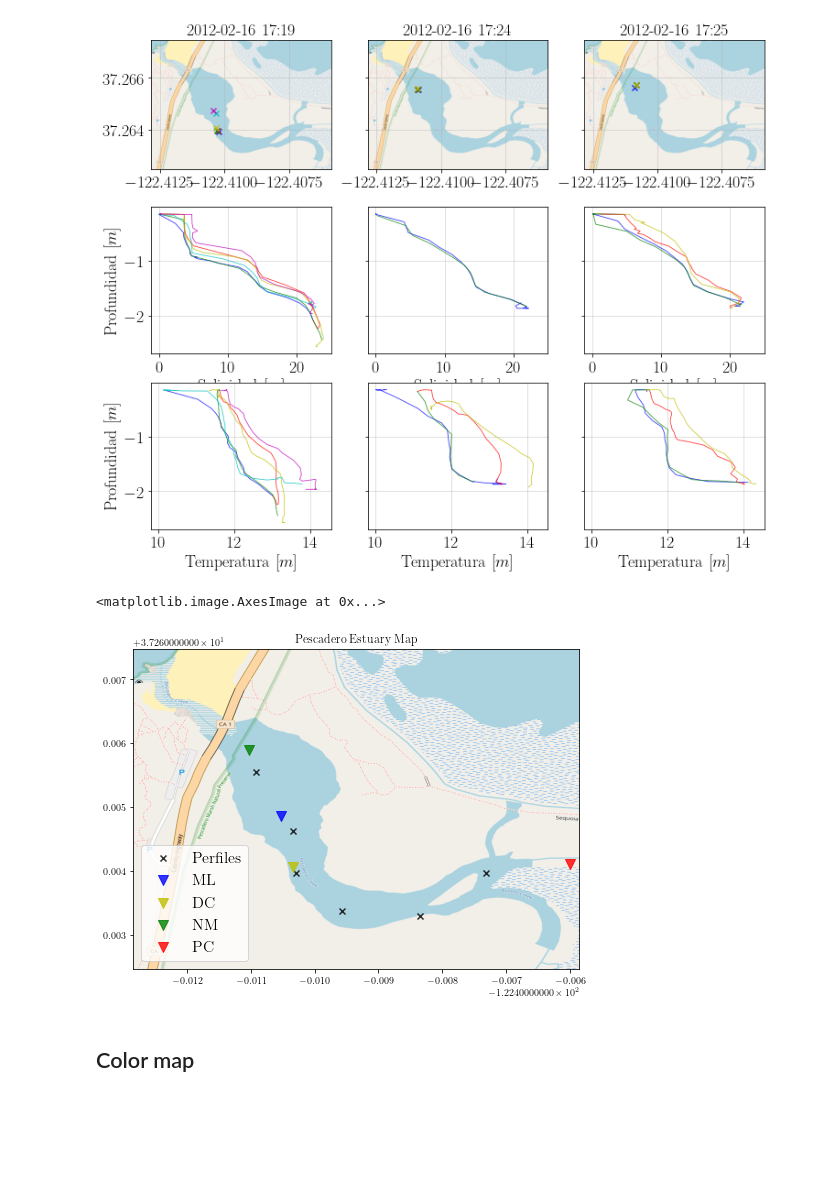
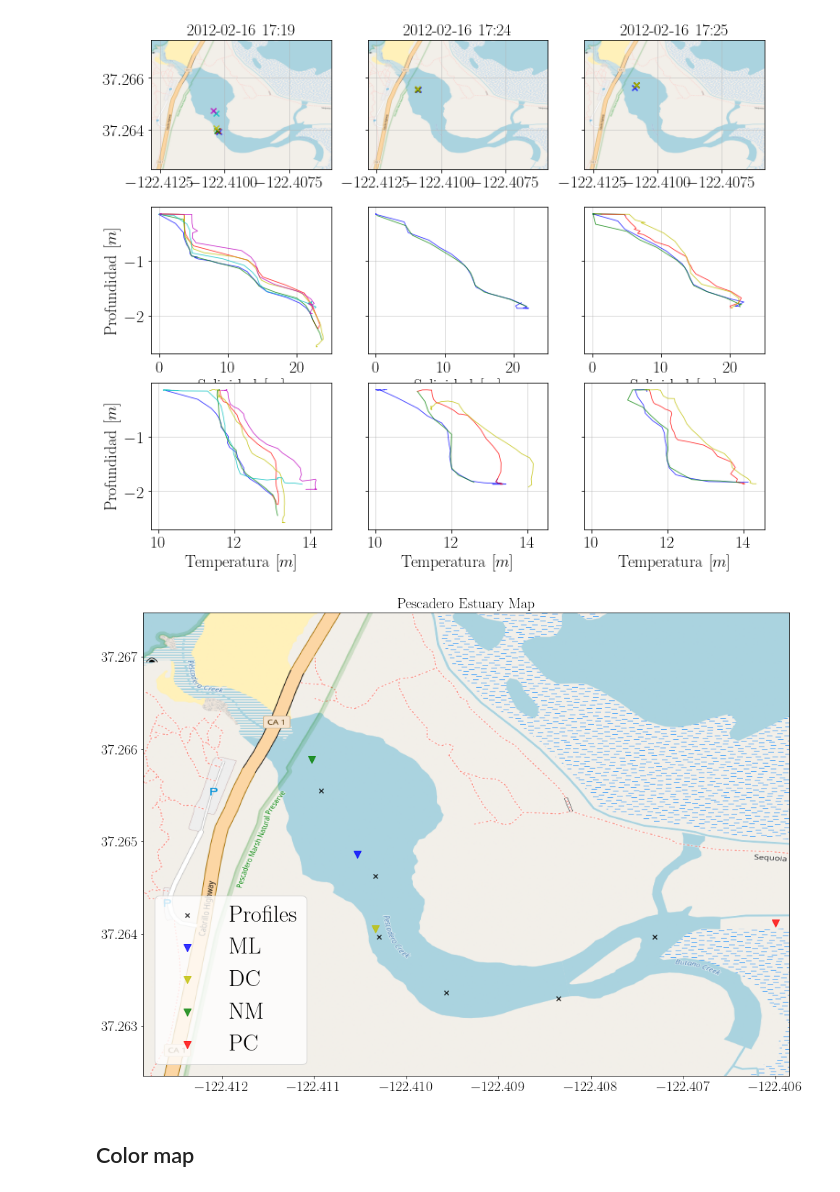
Before and after one commit to Dhannai/Thesis, a Jupyter notebook: febmar/Perfiles_RBR_densidad.ipynb, the cells around one changed output. Drawn from its saved outputs; the diff is of its cells as text; code cells hidden in the pictures; blank space fills up the shorter version.

```diff
--- a/febmar/Perfiles_RBR_densidad.ipynb
+++ b/febmar/Perfiles_RBR_densidad.ipynb
@@ -937,7 +937,7 @@ p_dc = pd.DataFrame(rhoz_dc, columns=['Depth', 'Density'])
 p_ml = pd.DataFrame(rhoz_ml, columns=['Depth', 'Density'])
 p_pc = pd.DataFrame(rhoz_pc, columns=['Depth', 'Density'])
 # %%
-fig, ax = plt.subplots(figsize = (8,7))
+fig, ax = plt.subplots(figsize = (16,14))
 ax.scatter(df.iloc[0].Longitud, df.iloc[0].Latitud, zorder=1, alpha= 0.8, c='k', marker='x')
 # ax.scatter(df.iloc[1].Longitud, df.iloc[1].Latitud, zorder=1, alpha= 0.8, c='r', marker='x')
 # ax.scatter(df.iloc[2].Longitud, df.iloc[2].Latitud, zorder=1, alpha= 0.8, c='g', marker='x')
@@ -963,38 +963,41 @@ ax1 = ax
 ax1.scatter(df.iloc[16].Longitud, df.iloc[16].Latitud, zorder=1, alpha= 0.8, c='k', marker='x')
 # ax1.scatter(df.iloc[17].Longitud, df.iloc[17].Latitud, zorder=1, alpha= 0.8, c='y', marker='x')
 ax1.scatter(df.iloc[18].Longitud, df.iloc[18].Latitud, zorder=1, alpha= 0.8, c='k', marker='x')
 # ax1.scatter(df.iloc[19].Longitud, df.iloc[19].Latitud, zorder=1, alpha= 0.8, c='m', marker='x')
 
 # ax3.scatter(df.iloc[20].Longitud, df.iloc[20].Latitud, zorder=1, alpha= 0.8, c='b', marker='x')
 # ax3.scatter(df.iloc[21].Longitud, df.iloc[21].Latitud, zorder=1, alpha= 0.8, c='r', marker='x')
-ax3.scatter(df.iloc[22].Longitud, df.iloc[22].Latitud, zorder=1, alpha= 0.8, c='k', marker='x', label="Perfiles")
+ax3.scatter(df.iloc[22].Longitud, df.iloc[22].Latitud, zorder=1, alpha= 0.8, c='k', marker='x', label="Profiles")
 # ax3.scatter(df.iloc[23].Longitud, df.iloc[23].Latitud, zorder=1, alpha= 0.8, c='y', marker='x')
 
 # ax5.scatter(df.iloc[24].Longitud, df.iloc[24].Latitud, zorder=1, alpha= 0.8, c='b', marker='x')
 # ax5.scatter(df.iloc[25].Longitud, df.iloc[25].Latitud, zorder=1, alpha= 0.8, c='r', marker='x')
 # ax5.scatter(df.iloc[26].Longitud, df.iloc[26].Latitud, zorder=1, alpha= 0.8, c='g', marker='x')
 # ax5.scatter(df.iloc[27].Longitud, df.iloc[27].Latitud, zorder=1, alpha= 0.8, c='y', marker='x')
 
 # Moorings
 # ax5.scatter(-122.410527778, 37.264861111, s=100,  alpha= 0.8, c='b', marker='v', label="ML") #ML
 # ax5.scatter(-122.410333333, 37.264055556, s=100, alpha= 0.8, c='y', marker='v', label="DC") #DC
 # ax5.scatter(-122.411027778, 37.265888889, s=100, alpha= 0.8, c='g', marker='v', label="NM") #NM
 # ax5.scatter(-122.406000000, 37.264111111, s=100, alpha= 0.8, c='r', marker='v', label="PC") #PC
 
 ax3.scatter(df.iloc[-4].Longitud, df.iloc[-4].Latitud, s=100, alpha= 0.8, c='b', marker='v', label="ML")
 ax3.scatter(df.iloc[-3].Longitud, df.iloc[-3].Latitud, s=100, alpha= 0.8, c='y', marker='v', label="DC")
 ax3.scatter(df.iloc[-2].Longitud, df.iloc[-2].Latitud, s=100, alpha= 0.8, c='g', marker='v', label="NM")
 ax3.scatter(df.iloc[-1].Longitud, df.iloc[-1].Latitud, s=100, alpha= 0.8, c='r', marker='v', label="PC")
 
 ax.legend(loc='lower left',
-          fontsize=16)
-ax.set_title('Pescadero Estuary Map')
+          fontsize=32)
+ax.set_title('Pescadero Estuary Map',
+          fontsize=20)
 ax.set_xlim(BBox[0],BBox[1])
 ax.set_ylim(BBox[2],BBox[3])
 ax.imshow(pes_m, zorder=0, extent = BBox, aspect= 'equal')
+ax.ticklabel_format(useOffset=False, style='plain')
+ax3.xaxis.set_tick_params(labelsize=20)
+ax3.yaxis.set_tick_params(labelsize=20)
 # %% [output]
-<matplotlib.image.AxesImage at 0x...>
-[figure, old version]
+[figure, new version]
 # %% [markdown]
 ## Color map
 # %%
```
Also changed, not shown: parts of 1 cell of this notebook, 2 other files.
